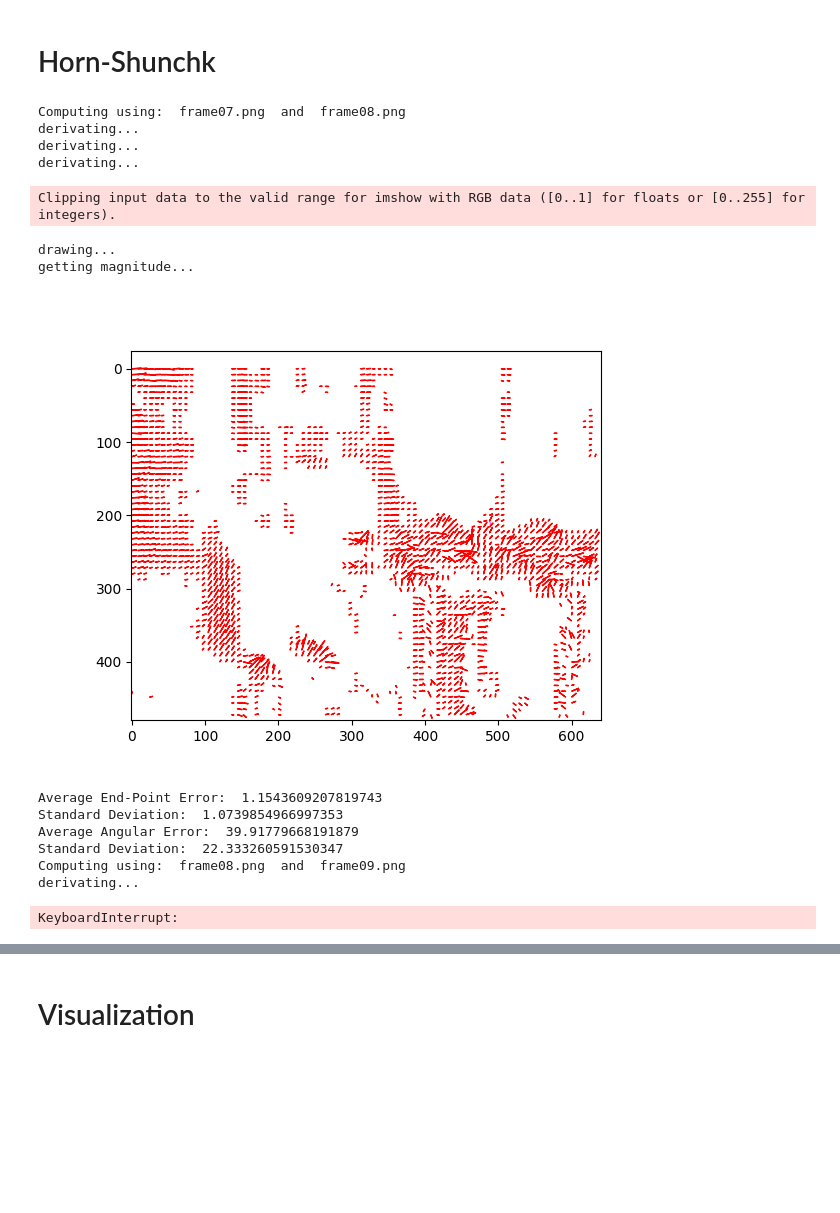
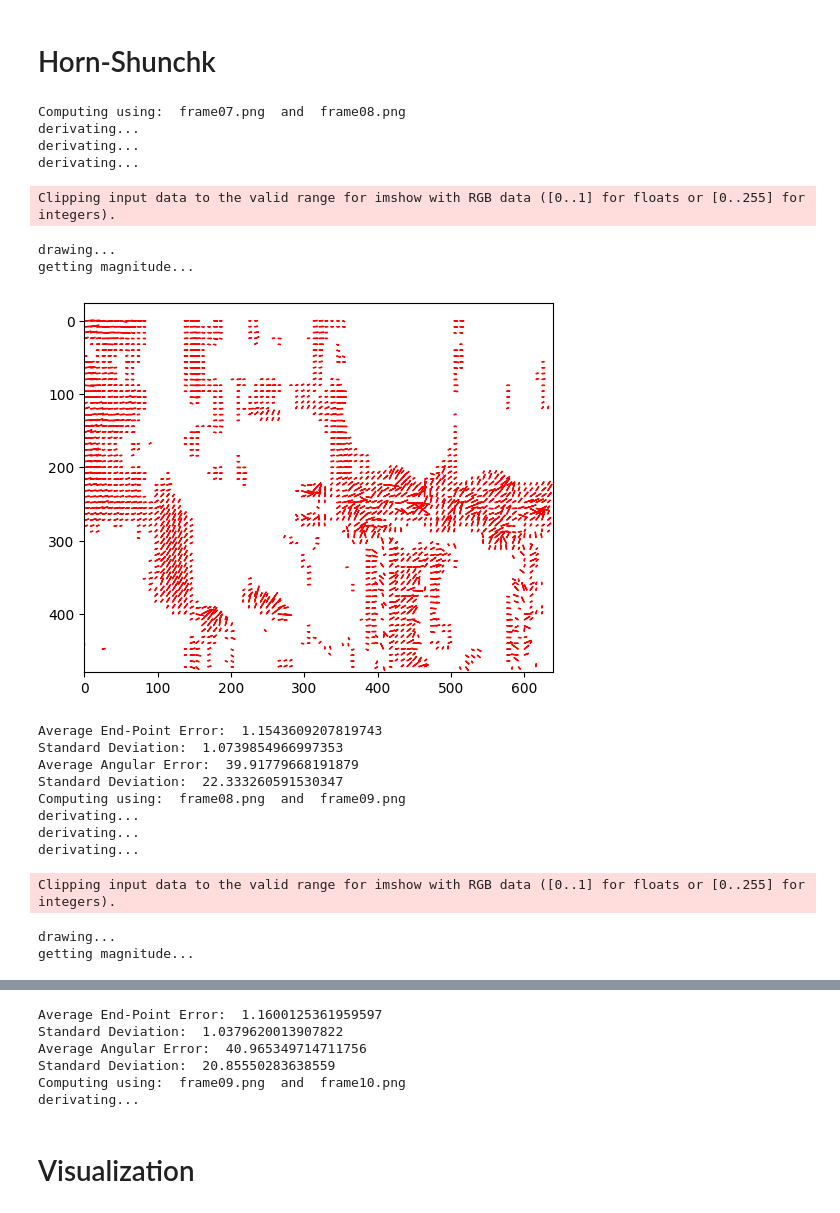
Before and after one commit to martinhofigueiredo/VC, a Jupyter notebook: assignment2/assignment2.ipynb, the cells around one changed output, grey strips where cells are left out. Cells and saved outputs as stored; diff of their text form; code cells hidden in the pictures; blank space fills up the shorter version.

```diff
--- a/assignment2/assignment2.ipynb
+++ b/assignment2/assignment2.ipynb
@@ -153,40 +156,6 @@ def load_config(filename):
     return config
 # %% [markdown]
 ## Flo file format Aux Functions
-# %%
-""" import struct
-
-def write_flow_field(flow, filename):
-    height, width, _ = flow.shape
-    with open(filename, 'wb') as f:
-        # Write the magic number: 'PIEH' in ASCII
-        f.write(b'PIEH')
-
-        # Write the width and height of the flow field
-        f.write(np.array(width).astype(np.int32).tobytes())
-        f.write(np.array(height).astype(np.int32).tobytes())
-
-        # Interleave the u and v values and write the flow field data
-        flow_data = np.concatenate((flow[..., 0], flow[..., 1]), axis=1)
-        f.write(flow_data.astype(np.float32).tobytes())
-
-def read_flow_field(filename):
-    with open(filename, 'rb') as f:
-        # Read the magic number
-        magic = f.read(4).decode()
-        if magic != 'PIEH':
-            raise ValueError('Invalid flow file format.')
-
-        # Read the width and height of the flow field
-        width = np.frombuffer(f.read(4), dtype=np.int32)[0]
-        height = np.frombuffer(f.read(4), dtype=np.int32)[0]
-
-        # Read the flow field data
-        flow_data = np.frombuffer(f.read(), dtype=np.float32)
-        flow = flow_data.reshape((height, width, 2))
-
-    return flow
- """
 # %%
 import struct
 import numpy as np
@@ -239,7 +208,7 @@ def calculate_error_statistics(error):
     return mean_error, std_error
 # %%
 # Example usage
-original_file = "/Users/nmcna/Desktop/FEUP/4oano/2osemestre/VC/assignment2/dataset/other-gt-flow/Urban2/flow10.flo"
+original_file = "/workspace/VC/assignment2/dataset/other-gt-flow/Urban2/flow10.flo"
 new_file = "new.flo"
 
 # Read the original .flo file
@@ -693,7 +664,7 @@ config = load_config('config_HS.yml')
 
 input_path = config['input_path']
 
-gt_path = '/Users/nmcna/Desktop/FEUP/4oano/2osemestre/VC/assignment2/dataset/other-gt-flow/Urban2/flow10.flo'
+gt_path = '/workspace/VC/assignment2/dataset/other-gt-flow/Urban2/flow10.flo'
 
 gt = read_flow_field(gt_path)
 
@@ -709,38 +680,42 @@ aae_std_values = []
 for i in range(0,len(frames)-1):
     #print("CYCLE: ", i)
     u, v = computeHS_MC(input_path, frames[i], frames[i+1], alpha=15, delta=10**-1)
 
     aee = calculate_aee(u, v, gt_u, gt_v)
     aee_std = calculate_aee_std(u, v, gt_u, gt_v)
     print("Average End-Point Error: ", aee)
     print("Standard Deviation: ", aee_std)
     aee_values.append(aee)
     aee_std_values.append(aee_std)
 
     aae = calculate_aae(u, v, gt_u, gt_v)
     aae_std = calculate_aae_std(u, v, gt_u, gt_v)
     print("Average Angular Error: ", aae)
     print("Standard Deviation: ", aae_std)
     aae_values.append(aae)
     aae_std_values.append(aae_std)
 
 print("MEAN AEE: ", np.mean(aee_values))
 print("MEAN STD: ", np.mean(aee_std_values))
 print("MEAN AAE: ", np.mean(aae_values))
 print("MEAN STD: ", np.mean(aae_std_values))
 # %% [output]
 Computing using:  frame07.png  and  frame08.png
 derivating...
 derivating...
 derivating...
 Clipping input data to the valid range for imshow with RGB data ([0..1] for floats or [0..255] for integers).
 drawing...
 getting magnitude...
-[figure, old version]
+[figure, new version]
 Average End-Point Error:  1.1543609207819743
 Standard Deviation:  1.0739854966997353
 Average Angular Error:  39.91779668191879
 Standard Deviation:  22.333260591530347
 Computing using:  frame08.png  and  frame09.png
 derivating...
+derivating...
+derivating...
-KeyboardInterrupt:
+Clipping input data to the valid range for imshow with RGB data ([0..1] for floats or [0..255] for integers).
+drawing...
+getting magnitude...
@@ -747,3 +723,9 @@ KeyboardInterrupt:
+Average End-Point Error:  1.1600125361959597
+Standard Deviation:  1.0379620013907822
+Average Angular Error:  40.965349714711756
+Standard Deviation:  20.85550283638559
+Computing using:  frame09.png  and  frame10.png
+derivating...
 # %% [markdown]
 # Visualization
 # %% [markdown]
```
Also changed, not shown: parts of 8 cells of this notebook, 1 other file.
